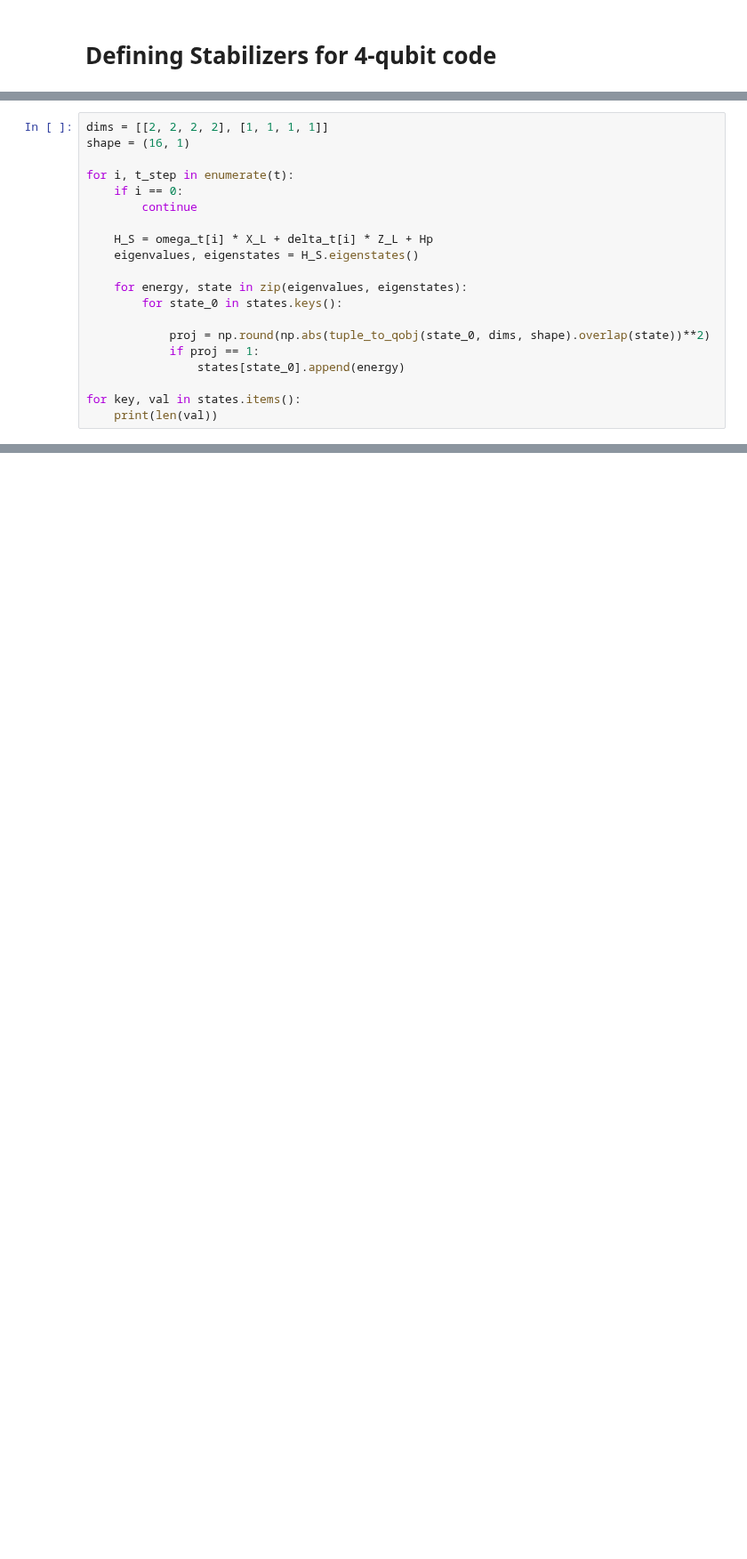
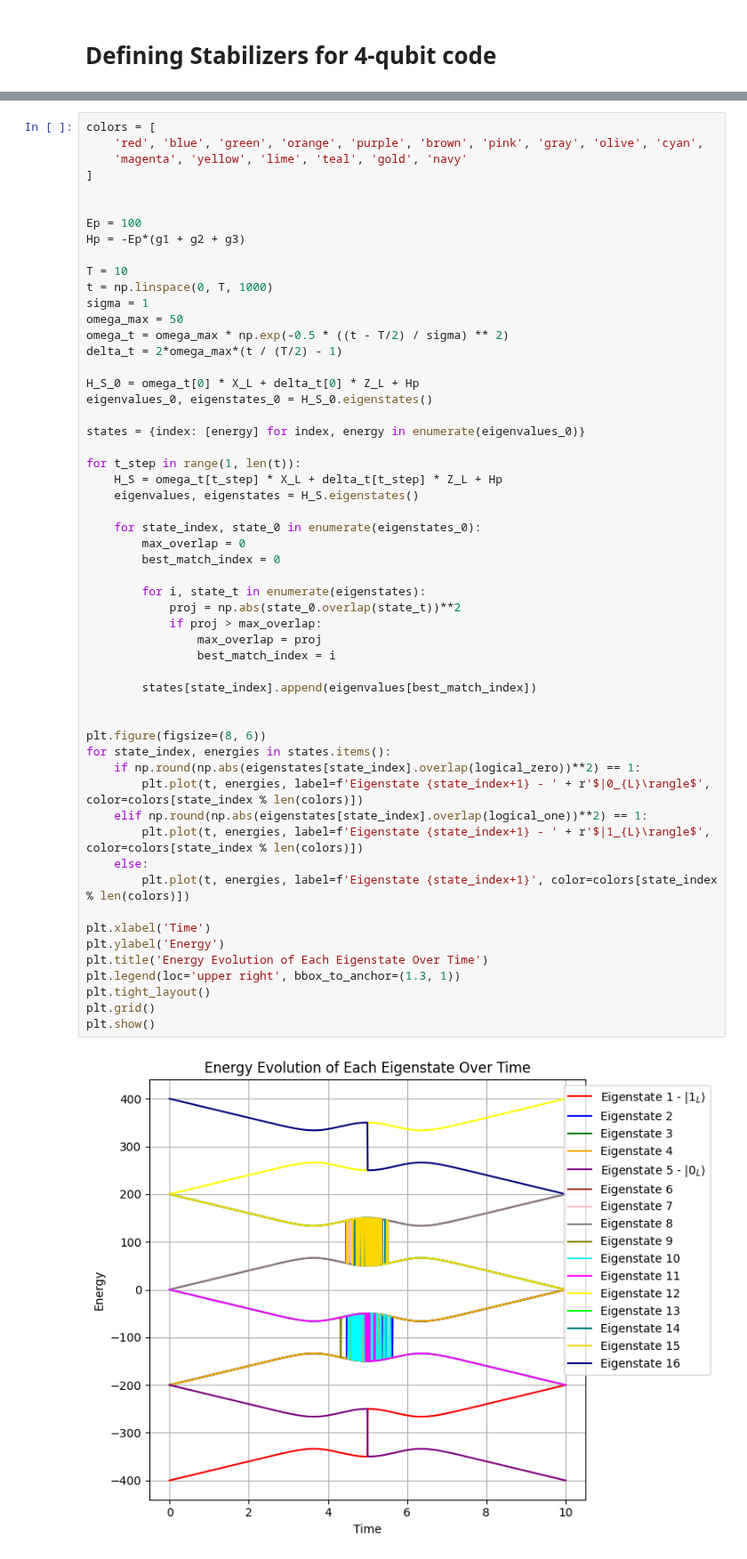
Before and after one commit to chenscheimq/QEC, a Jupyter notebook: RAP/RAP_stabilizers.ipynb, the cells around one changed output, grey strips where cells are left out. Shown at 89% size. Saved outputs shown, nothing was run; the diff lists cells and outputs as text; blank space fills up the shorter version.

```diff
--- a/RAP/RAP_stabilizers.ipynb
+++ b/RAP/RAP_stabilizers.ipynb
@@ -182,20 +146,0 @@ for energy, state in zip(eigenvalues, eigenstates):
-# %%
-dims = [[2, 2, 2, 2], [1, 1, 1, 1]]
-shape = (16, 1)
-
-for i, t_step in enumerate(t):
-    if i == 0:
-        continue
-
-    H_S = omega_t[i] * X_L + delta_t[i] * Z_L + Hp
-    eigenvalues, eigenstates = H_S.eigenstates()
-
-    for energy, state in zip(eigenvalues, eigenstates):
-        for state_0 in states.keys():
-
-            proj = np.round(np.abs(tuple_to_qobj(state_0, dims, shape).overlap(state))**2)
-            if proj == 1:
-                states[state_0].append(energy)
-
-for key, val in states.items():
-    print(len(val))
@@ -218,0 +149,57 @@ for key, val in states.items():
+# %%
+colors = [
+    'red', 'blue', 'green', 'orange', 'purple', 'brown', 'pink', 'gray', 'olive', 'cyan',
+    'magenta', 'yellow', 'lime', 'teal', 'gold', 'navy'
+]
+
+
+Ep = 100
+Hp = -Ep*(g1 + g2 + g3)
+
+T = 10
+t = np.linspace(0, T, 1000)
+sigma = 1
+omega_max = 50
+omega_t = omega_max * np.exp(-0.5 * ((t - T/2) / sigma) ** 2)
+delta_t = 2*omega_max*(t / (T/2) - 1)
+
+H_S_0 = omega_t[0] * X_L + delta_t[0] * Z_L + Hp
+eigenvalues_0, eigenstates_0 = H_S_0.eigenstates()
+
+states = {index: [energy] for index, energy in enumerate(eigenvalues_0)}
+
+for t_step in range(1, len(t)):
+    H_S = omega_t[t_step] * X_L + delta_t[t_step] * Z_L + Hp
+    eigenvalues, eigenstates = H_S.eigenstates()
+
+    for state_index, state_0 in enumerate(eigenstates_0):
+        max_overlap = 0
+        best_match_index = 0
+
+        for i, state_t in enumerate(eigenstates):
+            proj = np.abs(state_0.overlap(state_t))**2
+            if proj > max_overlap:
+                max_overlap = proj
+                best_match_index = i
+
+        states[state_index].append(eigenvalues[best_match_index])
+
+
+plt.figure(figsize=(8, 6))
+for state_index, energies in states.items():
+    if np.round(np.abs(eigenstates[state_index].overlap(logical_zero))**2) == 1:
+        plt.plot(t, energies, label=f'Eigenstate {state_index+1} - ' + r'$|0_{L}\rangle$', color=colors[state_index % len(colors)])
+    elif np.round(np.abs(eigenstates[state_index].overlap(logical_one))**2) == 1:
+        plt.plot(t, energies, label=f'Eigenstate {state_index+1} - ' + r'$|1_{L}\rangle$', color=colors[state_index % len(colors)])
+    else:
+        plt.plot(t, energies, label=f'Eigenstate {state_index+1}', color=colors[state_index % len(colors)])
+
+plt.xlabel('Time')
+plt.ylabel('Energy')
+plt.title('Energy Evolution of Each Eigenstate Over Time')
+plt.legend(loc='upper right', bbox_to_anchor=(1.3, 1))
+plt.tight_layout()
+plt.grid()
+plt.show()
+# %% [output]
+[figure, added]
```
Also changed, not shown: parts of 7 cells of this notebook, 2 other files.
